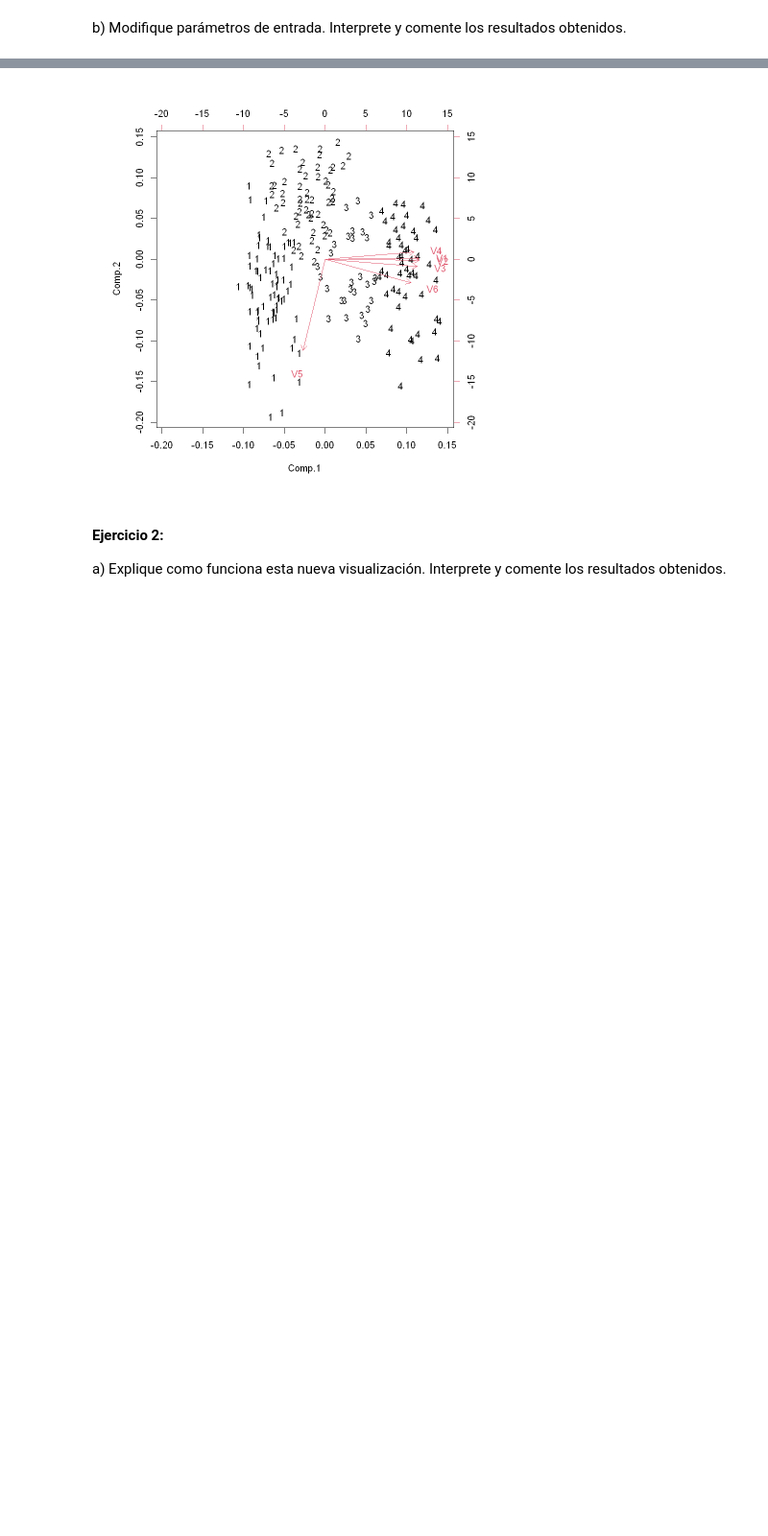
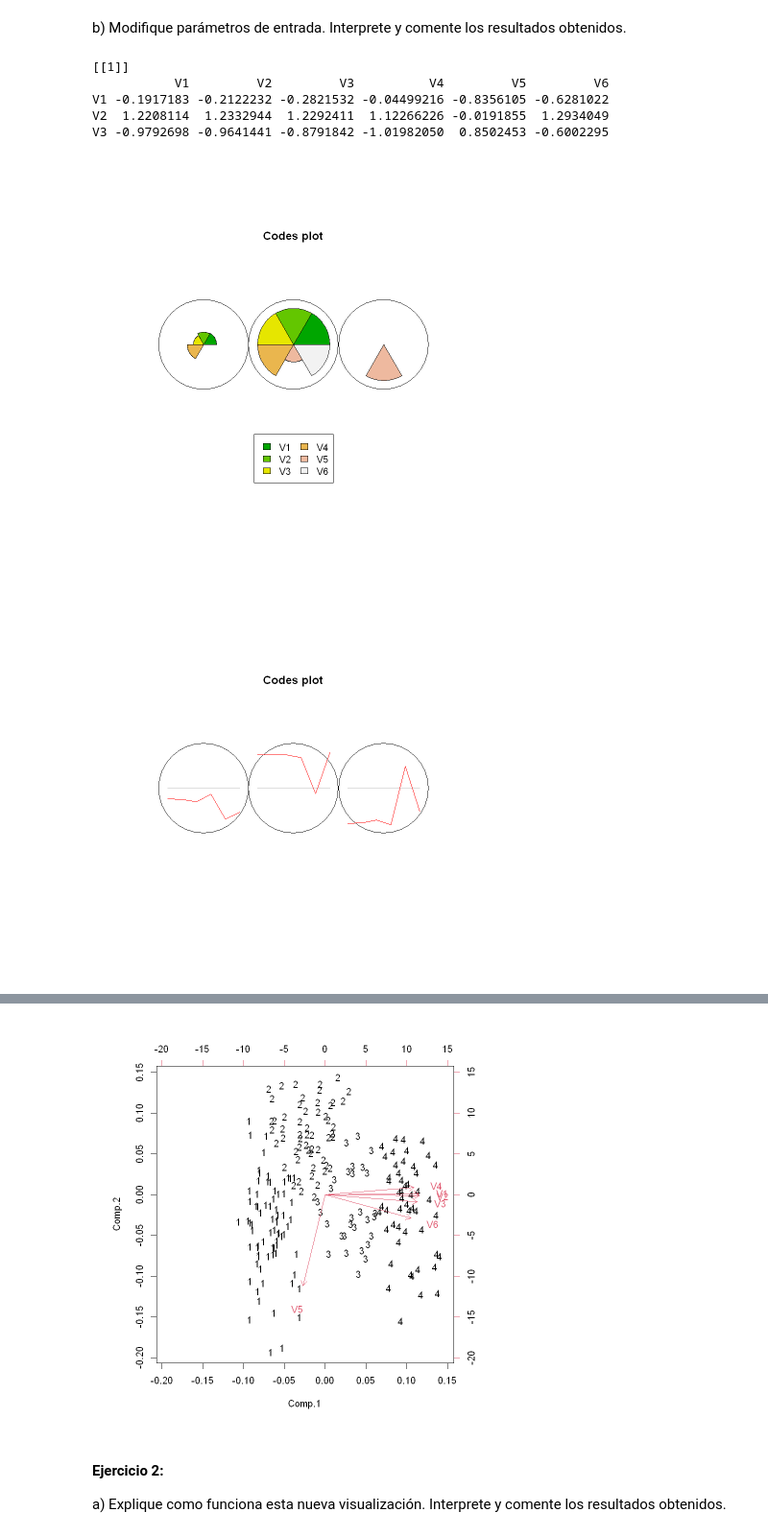
Before and after one commit to Nicol-Huaiquil/INFO257_PCA, a Jupyter notebook: Clustering/Redes_de_Kohonen/Clustering_Notebook3.ipynb, the cells around one changed output, grey strips where cells are left out. Shown: that part at 96% size. Drawn from its saved outputs; the diff is of its cells as text; code cells hidden in the pictures; blank space fills up the shorter version.

```diff
--- a/Clustering/Redes_de_Kohonen/Clustering_Notebook3.ipynb
+++ b/Clustering/Redes_de_Kohonen/Clustering_Notebook3.ipynb
@@ -114 +133,23 @@ help(som)
 b) Modifique parámetros de entrada. Interprete y comente los resultados obtenidos.
+# %%
+#create SOM grid
+
+#Se define una grilla de 3x1 = 3 grupos con forma rectangular
+#Los datos semillas son 3 grupos
+sommap <- som(scale(datos), grid = somgrid(3, 1, "rectangular"))
+
+#Pesos de la red neuronal
+print(sommap$codes)
+
+#Pesos que tiene cada variable luego del entrenamiento de la red neuronal en forma grafica
+plot(sommap,  codeRendering="segments")
+plot(sommap,  codeRendering="lines")
+plot(sommap,  codeRendering="stars")
+# %% [output]
+[[1]]
+           V1         V2         V3          V4         V5         V6
+V1 -0.1917183 -0.2122232 -0.2821532 -0.04499216 -0.8356105 -0.6281022
+V2  1.2208114  1.2332944  1.2292411  1.12266226 -0.0191855  1.2934049
+V3 -0.9792698 -0.9641441 -0.8791842 -1.01982050  0.8502453 -0.6002295
+[figure, added]
+[figure, added]
```
Also changed, not shown: parts of 3 cells of this notebook.
